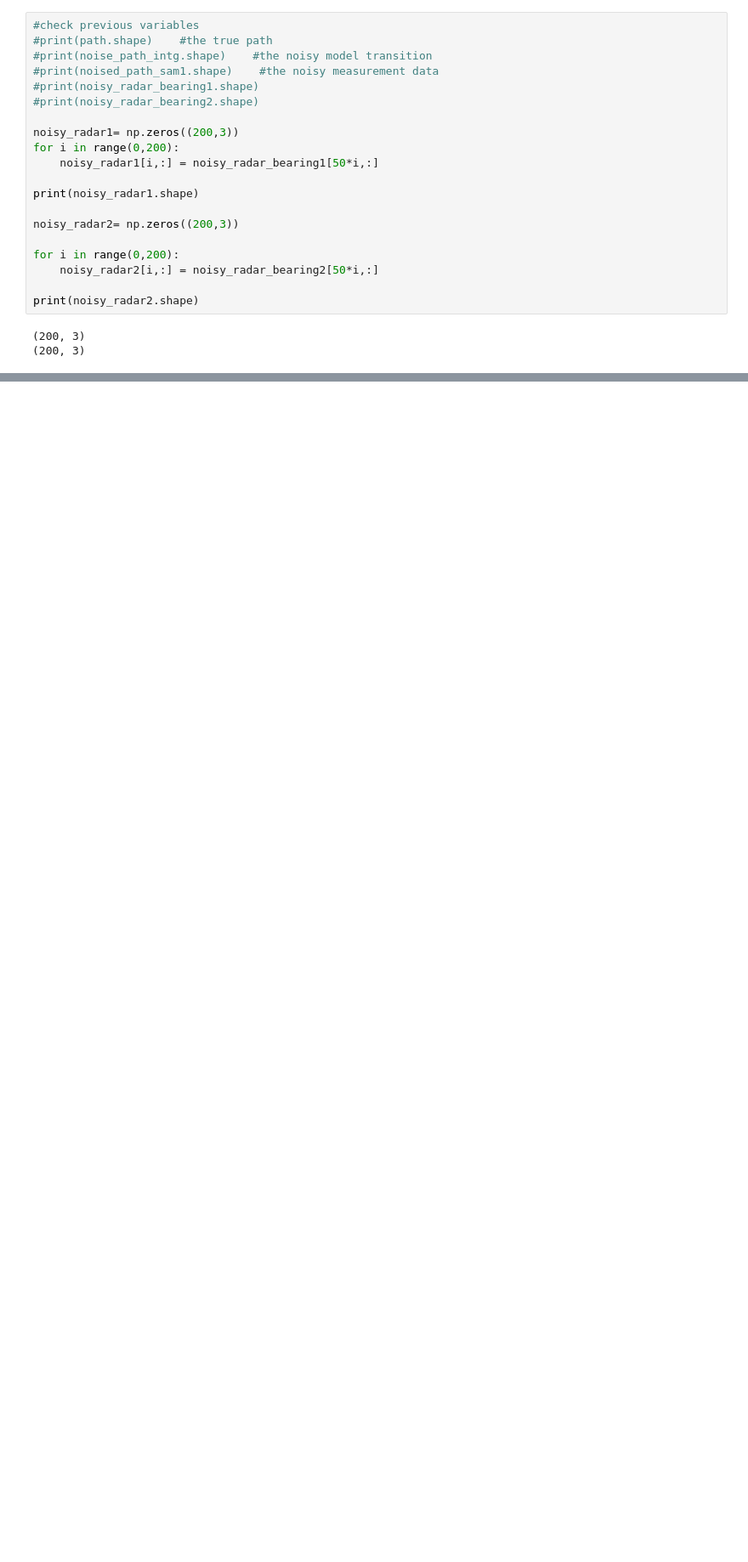
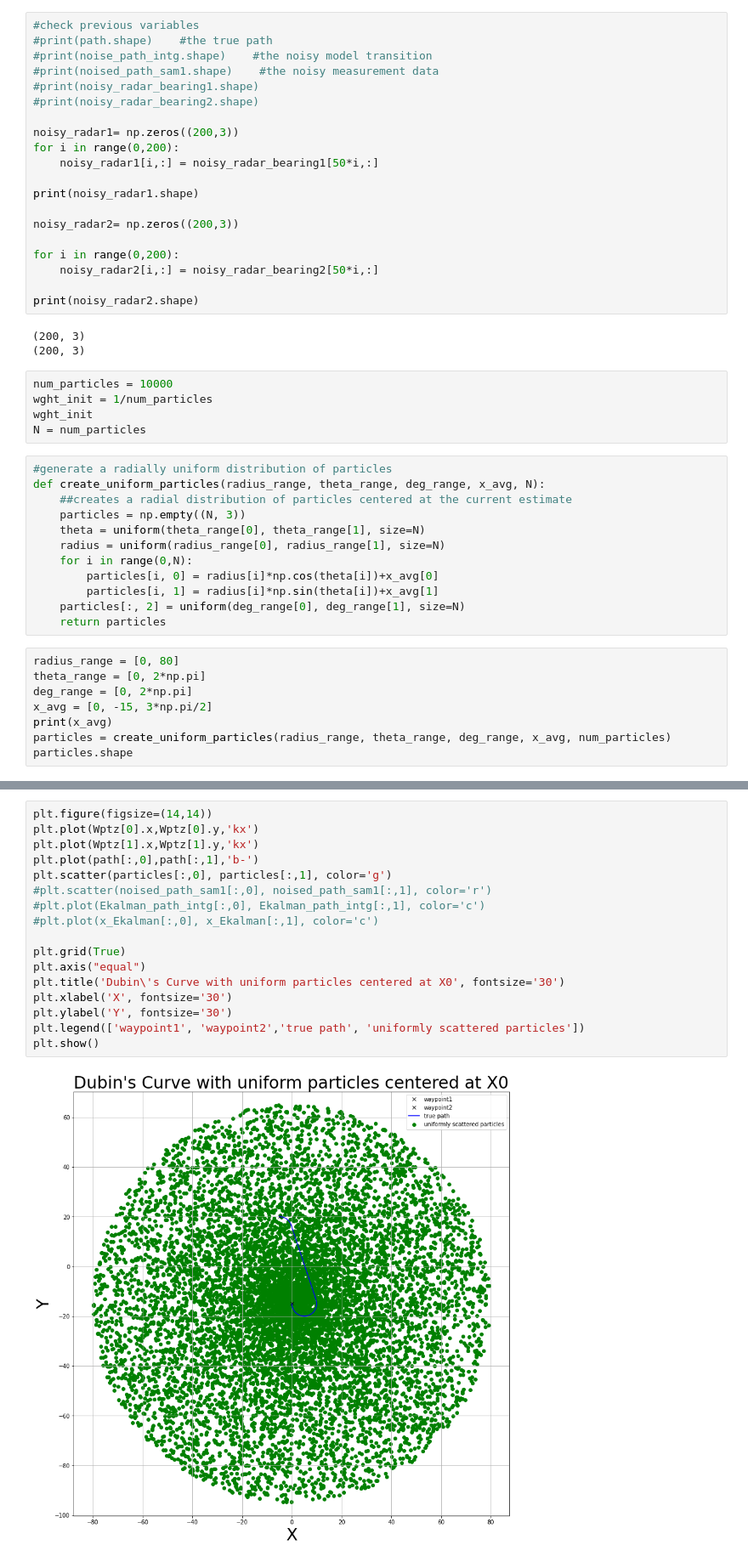
Before and after one commit to rip3045/ECE_proj5, a Jupyter notebook: PF.ipynb, the cells around one changed output, grey strips where cells are left out. Shown at 85% size. Saved outputs shown, nothing was run; the diff lists cells and outputs as text; blank space fills up the shorter version.

```diff
--- a/PF.ipynb
+++ b/PF.ipynb
@@ -44,3 +42,28 @@ print(noisy_radar2.shape)
 # %% [output]
 (200, 3)
 (200, 3)
+# %%
+num_particles = 10000
+wght_init = 1/num_particles
+wght_init
+N = num_particles
+# %%
+#generate a radially uniform distribution of particles
+def create_uniform_particles(radius_range, theta_range, deg_range, x_avg, N):
+    ##creates a radial distribution of particles centered at the current estimate
+    particles = np.empty((N, 3))
+    theta = uniform(theta_range[0], theta_range[1], size=N)
+    radius = uniform(radius_range[0], radius_range[1], size=N)
+    for i in range(0,N):
+        particles[i, 0] = radius[i]*np.cos(theta[i])+x_avg[0]
+        particles[i, 1] = radius[i]*np.sin(theta[i])+x_avg[1]
+    particles[:, 2] = uniform(deg_range[0], deg_range[1], size=N)
+    return particles
+# %%
+radius_range = [0, 80]
+theta_range = [0, 2*np.pi]
+deg_range = [0, 2*np.pi]
+x_avg = [0, -15, 3*np.pi/2]
+print(x_avg)
+particles = create_uniform_particles(radius_range, theta_range, deg_range, x_avg, num_particles)
+particles.shape
@@ -46,0 +73,19 @@ print(noisy_radar2.shape)
+# %%
+plt.figure(figsize=(14,14))
+plt.plot(Wptz[0].x,Wptz[0].y,'kx')
+plt.plot(Wptz[1].x,Wptz[1].y,'kx')
+plt.plot(path[:,0],path[:,1],'b-')
+plt.scatter(particles[:,0], particles[:,1], color='g')
+#plt.scatter(noised_path_sam1[:,0], noised_path_sam1[:,1], color='r')
+#plt.plot(Ekalman_path_intg[:,0], Ekalman_path_intg[:,1], color='c')
+#plt.plot(x_Ekalman[:,0], x_Ekalman[:,1], color='c')
+
+plt.grid(True)
+plt.axis("equal")
+plt.title('Dubin\'s Curve with uniform particles centered at X0', fontsize='30')
+plt.xlabel('X', fontsize='30')
+plt.ylabel('Y', fontsize='30')
+plt.legend(['waypoint1', 'waypoint2','true path', 'uniformly scattered particles'])
+plt.show()
+# %% [output]
+[figure, added]
```
Also changed, not shown: parts of 18 cells of this notebook.
